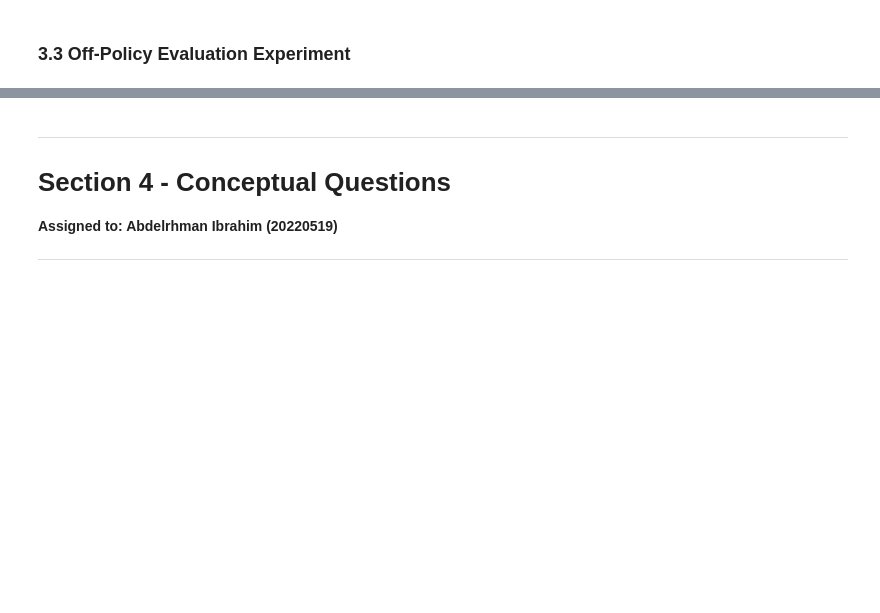
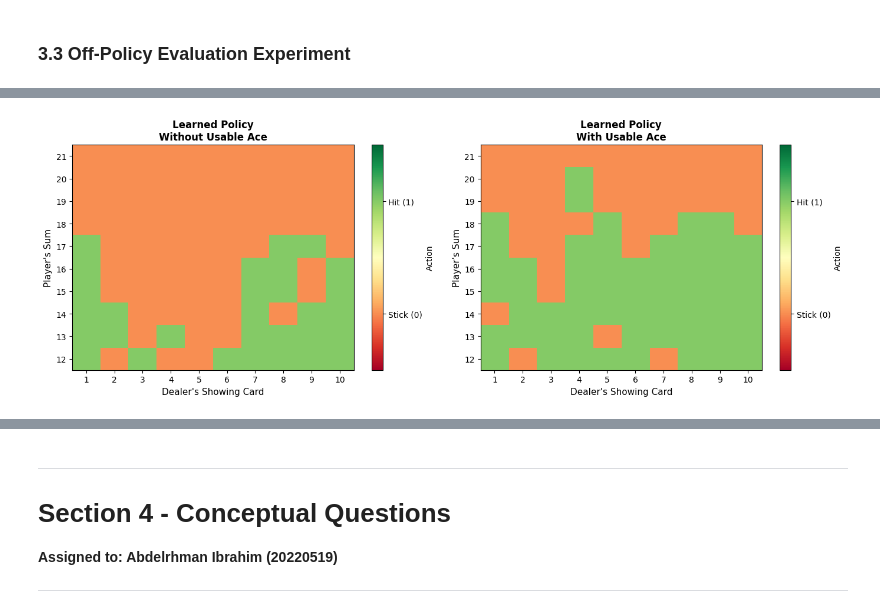
Before and after one commit to MoazGehad/DP_Reinforcement_Learning, a Jupyter notebook: Assignment2_MC_RL.ipynb, the cells around one changed output, grey strips where cells are left out. Saved outputs shown, nothing was run; the diff lists cells and outputs as text; code cells hidden in the pictures; blank space fills up the shorter version.

```diff
--- a/Assignment2_MC_RL.ipynb
+++ b/Assignment2_MC_RL.ipynb
@@ -677,0 +1088,4 @@ Done: 6.02s
+# %%
+vis.plot_policy_heatmaps(learned_q, title='Learned Policy')
+# %% [output]
+[figure, added]
```
Also changed, not shown: parts of 28 cells of this notebook.
